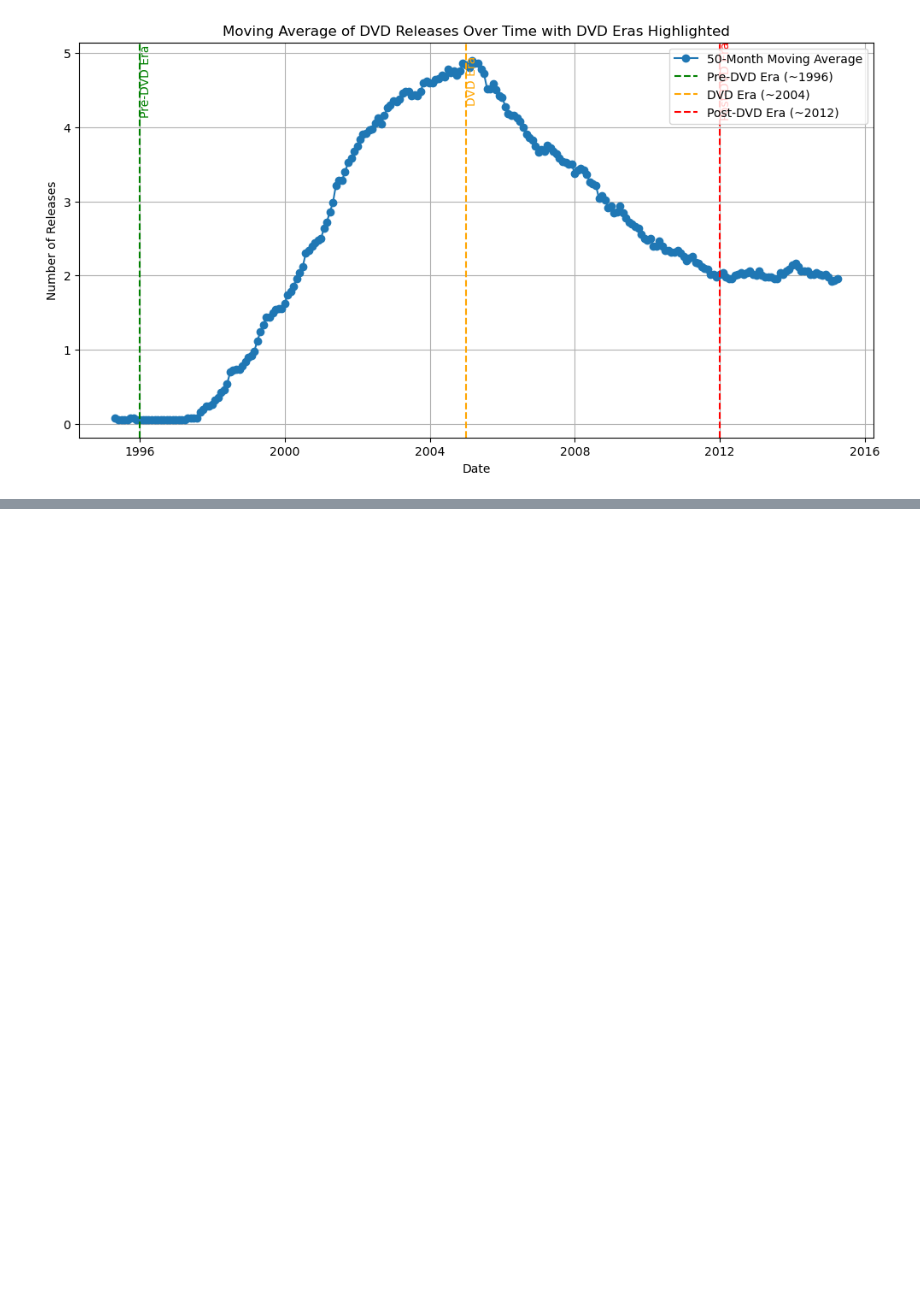
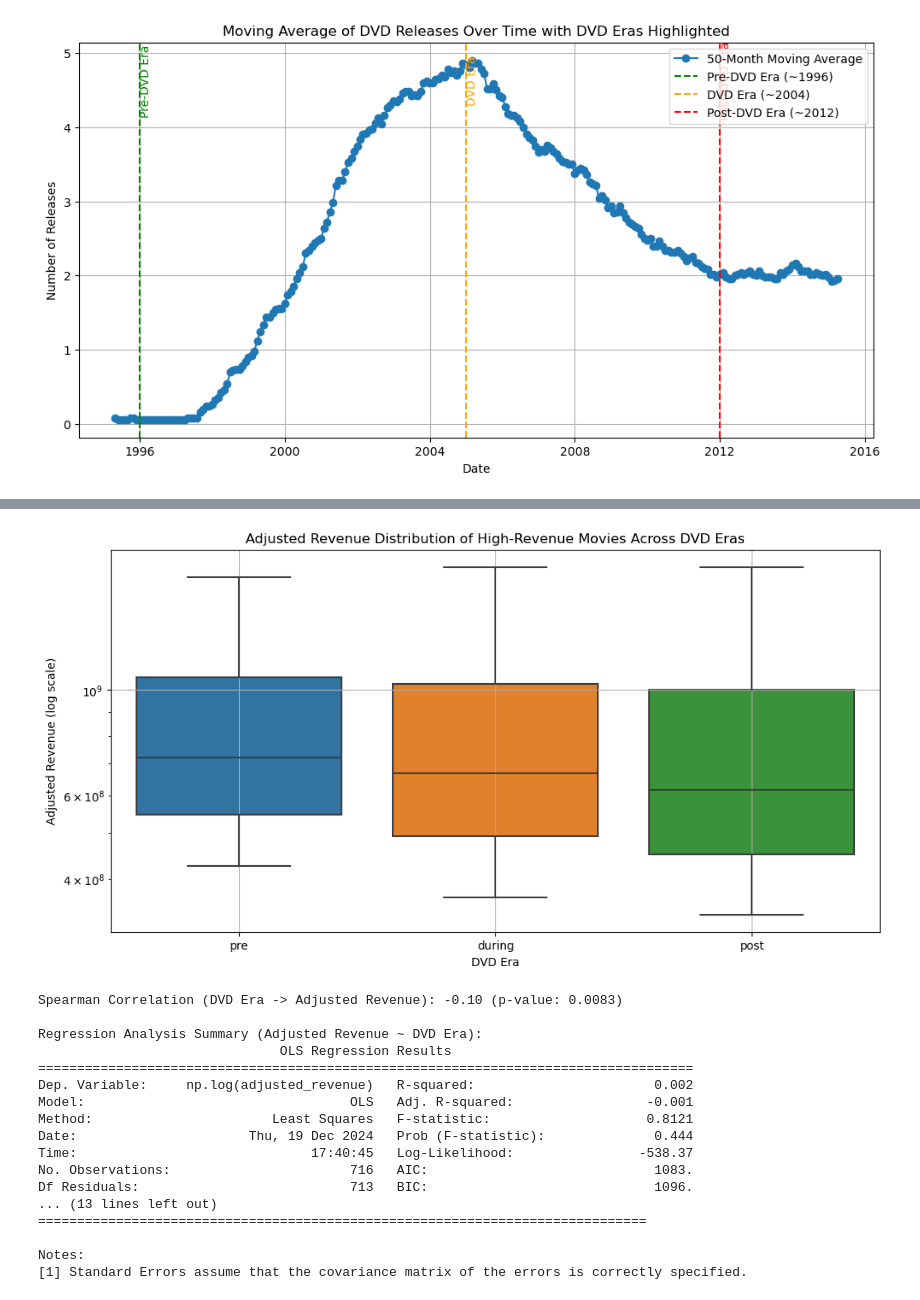
Before and after one commit to epfl-ada/ada-2024-project-databand, a Jupyter notebook: data_overview_YR.ipynb, the cells around one changed output, grey strips where cells are left out. Saved outputs shown, nothing was run; the diff lists cells and outputs as text; code cells hidden in the pictures; blank space fills up the shorter version.

```diff
--- a/data_overview_YR.ipynb
+++ b/data_overview_YR.ipynb
@@ -233,0 +581,61 @@ Name: revenue, dtype: float64
+# %%
+from datetime import datetime
+
+# Generate inflation adjustment factors
+# Assuming 2% inflation rate per year, relative to the base year (2024 in this case)
+inflation_factors = {
+    year: 1.0 + 0.02 * (2024 - year) for year in range(1900, 2025)
+}
+
+# Ensure 'release_year' is extracted and numeric
+df_high_revenue['release_year'] = pd.to_numeric(df_high_revenue['release_year'], errors='coerce')
+
+# Adjust revenue for inflation
+df_high_revenue['adjusted_revenue'] = df_high_revenue.apply(
+    lambda row: row['revenue'] * inflation_factors.get(row['release_year'], 1.0), axis=1
+)
+
+# 1. Revenue Distribution Across DVD Eras (Inflation-Adjusted)
+plt.figure(figsize=(12, 6))
+sns.boxplot(
+    data=df_high_revenue, x='dvd_era', y='adjusted_revenue', showfliers=False
+)
+plt.yscale('log')
+plt.title('Adjusted Revenue Distribution of High-Revenue Movies Across DVD Eras')
+plt.xlabel('DVD Era')
+plt.ylabel('Adjusted Revenue (log scale)')
+plt.grid(True)
+plt.show()
+
+# 2. Correlation Analysis (Adjusted for Inflation)
+era_mapping = {'pre': 0, 'during': 1, 'post': 2}
+df_high_revenue['dvd_era_encoded'] = df_high_revenue['dvd_era'].map(era_mapping)
+
+spearman_corr, p_spearman = spearmanr(
+    df_high_revenue['dvd_era_encoded'], df_high_revenue['adjusted_revenue']
+)
+print(f"Spearman Correlation (DVD Era -> Adjusted Revenue): {spearman_corr:.2f} (p-value: {p_spearman:.4f})")
+
+# 3. Regression Analysis (Adjusted for Inflation)
+model = ols("np.log(adjusted_revenue) ~ C(dvd_era)", data=df_high_revenue).fit()
+print("\nRegression Analysis Summary (Adjusted Revenue ~ DVD Era):")
+print(model.summary())
+# %% [output]
+[figure, added]
+Spearman Correlation (DVD Era -> Adjusted Revenue): -0.10 (p-value: 0.0083)
+
+Regression Analysis Summary (Adjusted Revenue ~ DVD Era):
+                               OLS Regression Results
+====================================================================================
+Dep. Variable:     np.log(adjusted_revenue)   R-squared:                       0.002
+Model:                                  OLS   Adj. R-squared:                 -0.001
+Method:                       Least Squares   F-statistic:                    0.8121
+Date:                      Thu, 19 Dec 2024   Prob (F-statistic):              0.444
+Time:                              17:40:45   Log-Likelihood:                -538.37
+No. Observations:                       716   AIC:                             1083.
+Df Residuals:                           713   BIC:                             1096.
+... (13 lines left out)
+==============================================================================
+
+Notes:
+[1] Standard Errors assume that the covariance matrix of the errors is correctly specified.
```
Also changed, not shown: parts of 12 cells of this notebook, 1 other file.
